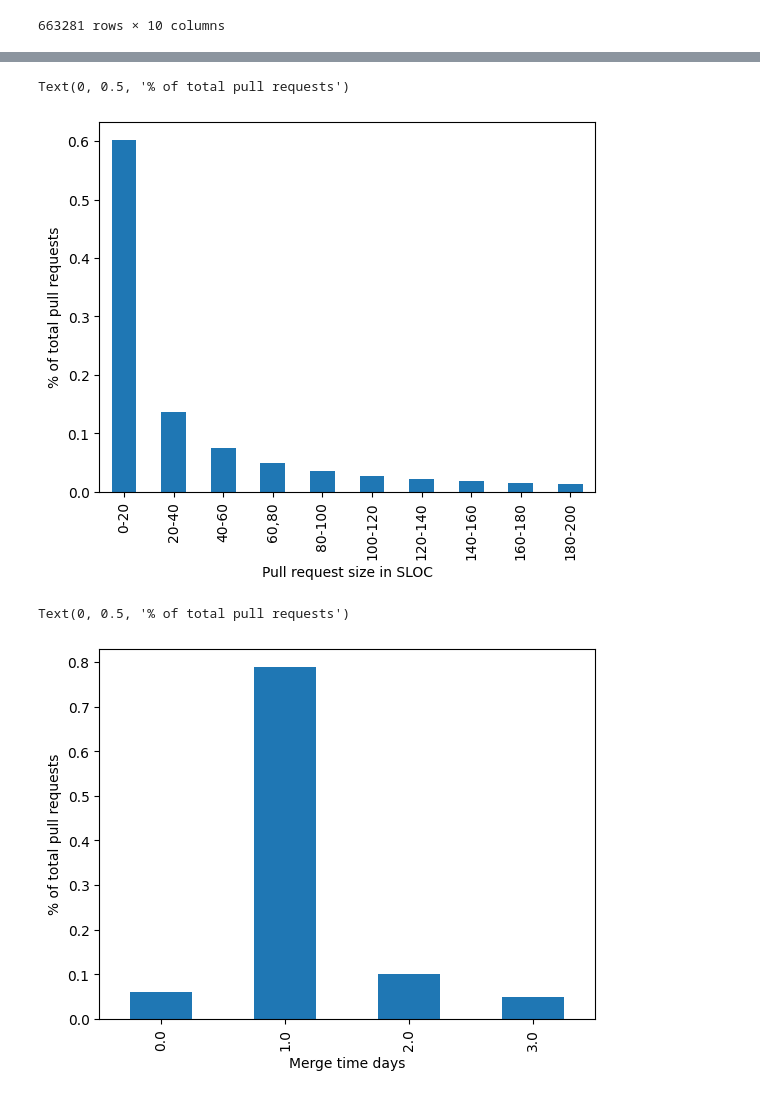
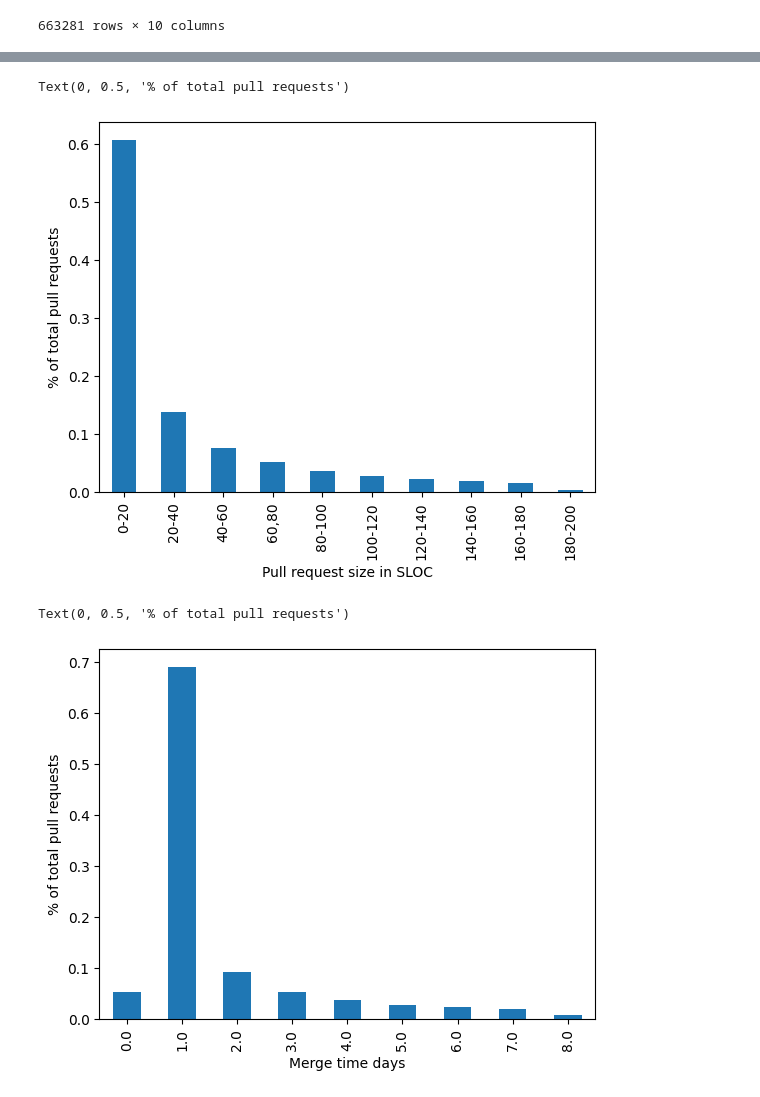
Before and after one commit to GuillaumeClaude/SENG-480B-Final-Project, a Jupyter notebook: Code/analysis.ipynb, the cells around one changed output, grey strips where cells are left out. Saved outputs shown, nothing was run; the diff lists cells and outputs as text; code cells hidden in the pictures.

```diff
--- a/Code/analysis.ipynb
+++ b/Code/analysis.ipynb
@@ -27,6 +27,7 @@ from scipy.stats import spearmanr
 
 df = pd.read_csv("/Users/admin/Desktop/SENG-480B-Final-Project-1/Input files/full.csv", sep=",")
 df["sloc"]=df['Insertions']+df['Deletions']
+df.drop(df.loc[df['Language']=='Javascript'].index, inplace=True)
 df.head()
 # %% [output]
 |  | Language | Project | PR ID | Created At | Merged At | Merge time minutes | Files changed | Insertions | ... |
@@ -54,7 +55,7 @@ display(df)
 # %%
 # Using turkey outlier to drop outliers in the data. This is the same method as the original study for continuity
 
-def turkey_outlier(df, column, whisker_width=1.15):
+def turkey_outlier(df, column, whisker_width=1):
     # Calculate Q1, Q2 and IQR
     q1 = df[column].quantile(0.25)
     q3 = df[column].quantile(0.75)
@@ -67,8 +68,8 @@ def turkey_outlier(df, column, whisker_width=1.15):
 table3=df.copy()
 display(df)
 display(df.describe())
-df = turkey_outlier(df, 'Merge time minutes', whisker_width=1.5)
-df = turkey_outlier(df, 'sloc', whisker_width=1.5)
+df = turkey_outlier(df, 'Merge time minutes', whisker_width=1)
+df = turkey_outlier(df, 'sloc', whisker_width=1)
 display(df)
 df.describe()
 # %% [output]
@@ -269,14 +312,15 @@ display(groups)
 # %%
 # Figure 1: A barplot of pull request sizes
 bins = [0, 20, 40, 60, 80,100,120,140,160,180,200]
 fig1 = df.copy()
 fig1['Pull request size in SLOC'] = pd.cut(fig1['sloc'], [0, 20, 40, 60, 80,100,120,140,160,180,200], labels=['0-20',"20-40", '40-60',"60,80","80-100",'100-120' ,'120-140', "140-160", '160-180',"180-200"])
+total=len(fig1)
 groups = fig1.groupby(["Pull request size in SLOC"]).size()/total
 ax=groups.plot.bar()
 ax.set_ylabel("% of total pull requests")
 # %% [output]
 Text(0, 0.5, '% of total pull requests')
-[figure, old version]
+[figure, new version]
 # %%
 #Figure 2: A barplot of time-to-merge for pull requests.
 fig2 = df.copy()
@@ -290,7 +334,7 @@ ax=groups.plot.bar()
 ax.set_ylabel("% of total pull requests")
 # %% [output]
 Text(0, 0.5, '% of total pull requests')
-[figure, old version]
+[figure, new version]
 # %%
 # Figure 3
 # A scatter plot of pull request sizes and time-to-merge. Random sample of 𝑁 = 1,000 pull requests.
```
Also changed, not shown: parts of 6 cells of this notebook.
